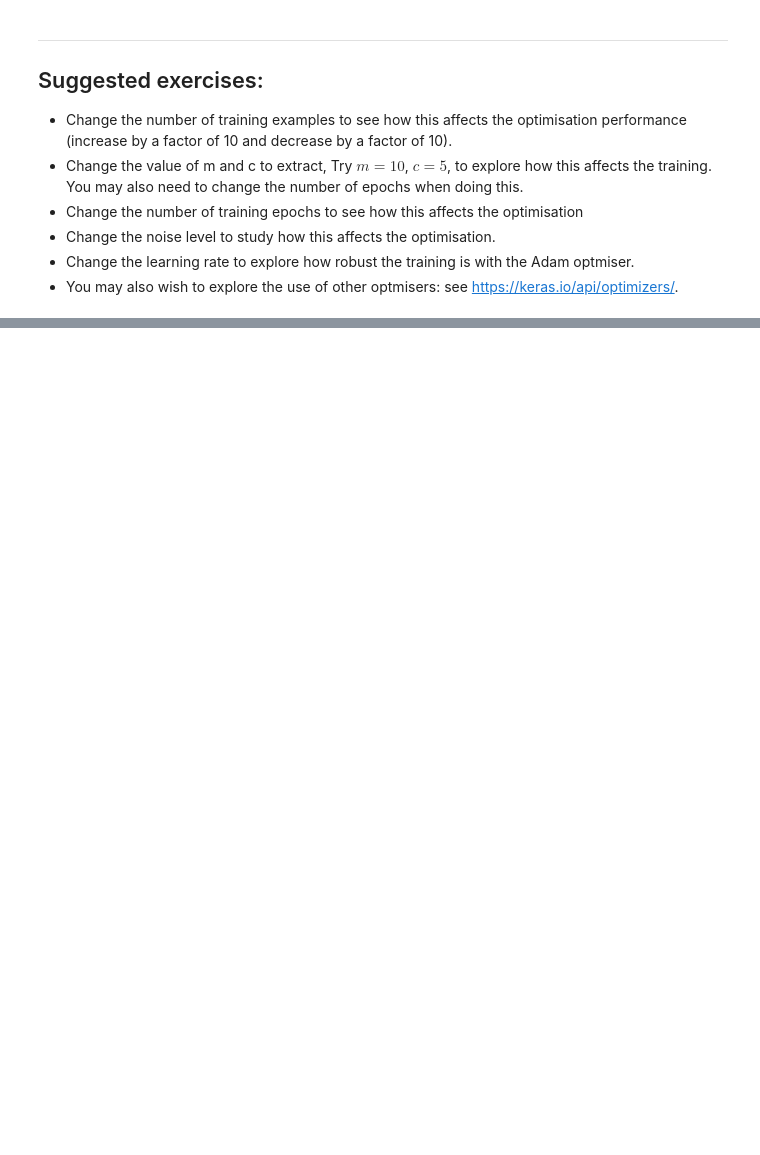
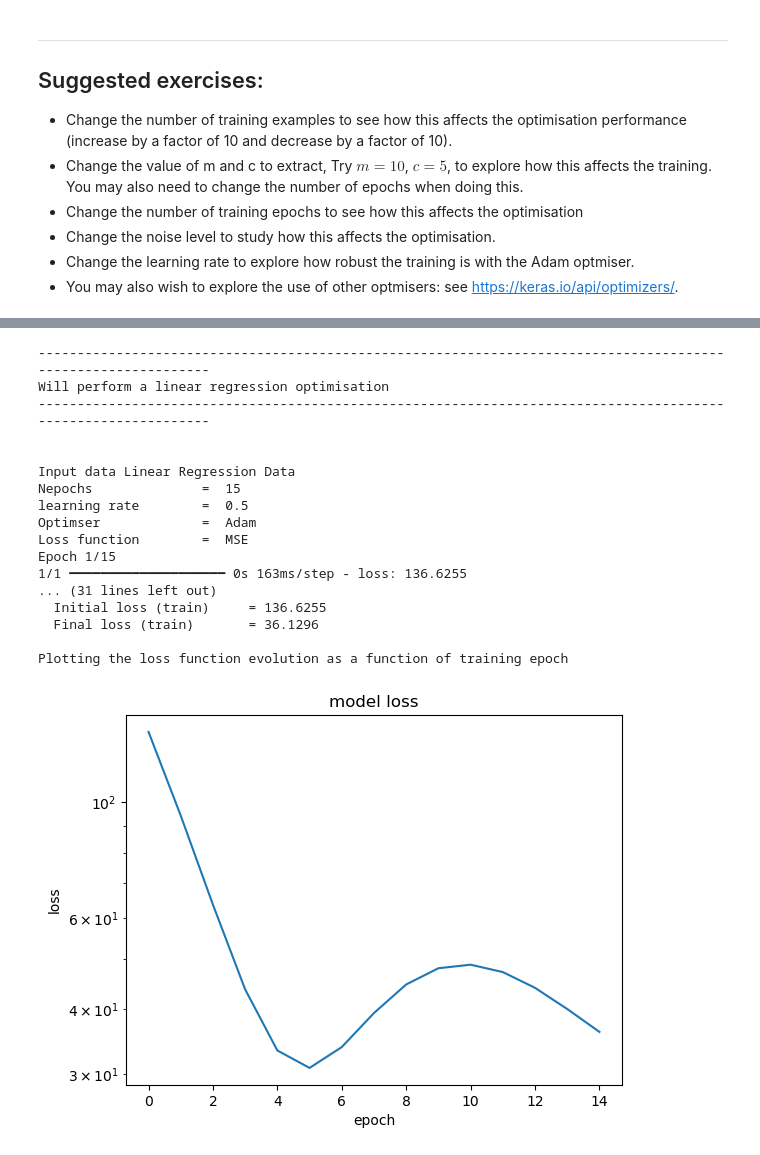
Before and after one commit to saqer-am/deep_learning_2026, a Jupyter notebook: week_1/LinearRegressionSD.ipynb, the cells around one changed output, grey strips where cells are left out. Cells and saved outputs as stored; diff of their text form; code cells hidden in the pictures; blank space fills up the shorter version.

```diff
--- a/week_1/LinearRegressionSD.ipynb
+++ b/week_1/LinearRegressionSD.ipynb
@@ -227,0 +350,80 @@ Plotting the optimised model and test data
+# %%
+Nepochs         = 15
+learning_rate   = 0.5
+
+
+model = tf.keras.models.Sequential()
+model.add( tf.keras.layers.Dense(1, activation='linear', input_shape=[1,]) )
+
+
+loss_fn = tf.keras.losses.MSE
+
+opt = tf.keras.optimizers.Adam(learning_rate=learning_rate)
+model.compile(optimizer=opt, loss=loss_fn )
+
+print("--------------------------------------------------------------------------------------------------------------")
+print("\033[92mWill perform a linear regression optimisation\033[0m")
+print("--------------------------------------------------------------------------------------------------------------\n\n")
+print("Input data Linear Regression Data")
+print("Nepochs              = ", Nepochs)
+print("learning rate        = ", learning_rate)
+print("Optimser             =  Adam")
+print("Loss function        =  MSE")
+
+history  = model.fit( x_train, y_train, epochs=Nepochs)
+
+
+print("history keys = ", history.history.keys())
+
+print("Display the evolution of the loss as a function of the training epoch")
+print("  N(Epochs)                = ", Nepochs)
+print("  Initial loss (train)     = {:5.4f}".format( history.history['loss'][0]) )
+print("  Final loss (train)       = {:5.4f}".format( history.history['loss'][-1]) )
+
+
+
+print("\n\033[1mPlotting the loss function evolution as a function of training epoch\033[0m\n")
+plt.plot(history.history['loss'])
+plt.title('model loss')
+plt.ylabel('loss')
+plt.xlabel('epoch')
+plt.yscale('log')
+plt.show()
+plt.clf()
+
+
+layer = model.layers[0]
+weights, biases = layer.get_weights()
+ymin = weights[0][0]*xmin+biases[0]
+ymax = weights[0][0]*xmax+biases[0]
+
+print("\tm = ", weights[0][0])
+print("\tc = ", biases[0])
+print("\tMSE loss = ".format( history.history['loss'][-1]) )
+print("\t Fitted line xrange = {:}, y range = {:}".format([xmin, xmax], [ymin, ymax]))
+
+print("\n\033[1mPlotting the optimised model and test data\033[0m\n")
+plt.plot(x_test, y_test, "r.")
+plt.plot([xmin, xmax], [ymin, ymax], "b-")
+plt.xlabel('x')
+plt.legend(["test data", "fitted model"], loc=0)
+plt.show()
+# %% [output]
+--------------------------------------------------------------------------------------------------------------
+Will perform a linear regression optimisation
+--------------------------------------------------------------------------------------------------------------
+
+
+Input data Linear Regression Data
+Nepochs              =  15
+learning rate        =  0.5
+Optimser             =  Adam
+Loss function        =  MSE
+Epoch 1/15
+1/1 ━━━━━━━━━━━━━━━━━━━━ 0s 163ms/step - loss: 136.6255
+... (31 lines left out)
+  Initial loss (train)     = 136.6255
+  Final loss (train)       = 36.1296
+
+Plotting the loss function evolution as a function of training epoch
+[figure, added]
```
Also changed, not shown: parts of 10 cells of this notebook.
